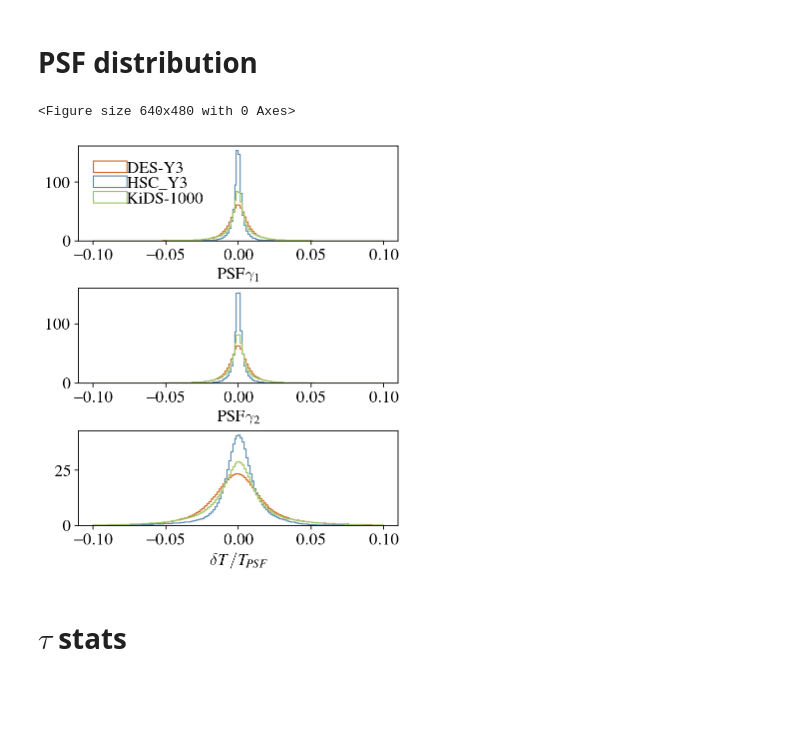
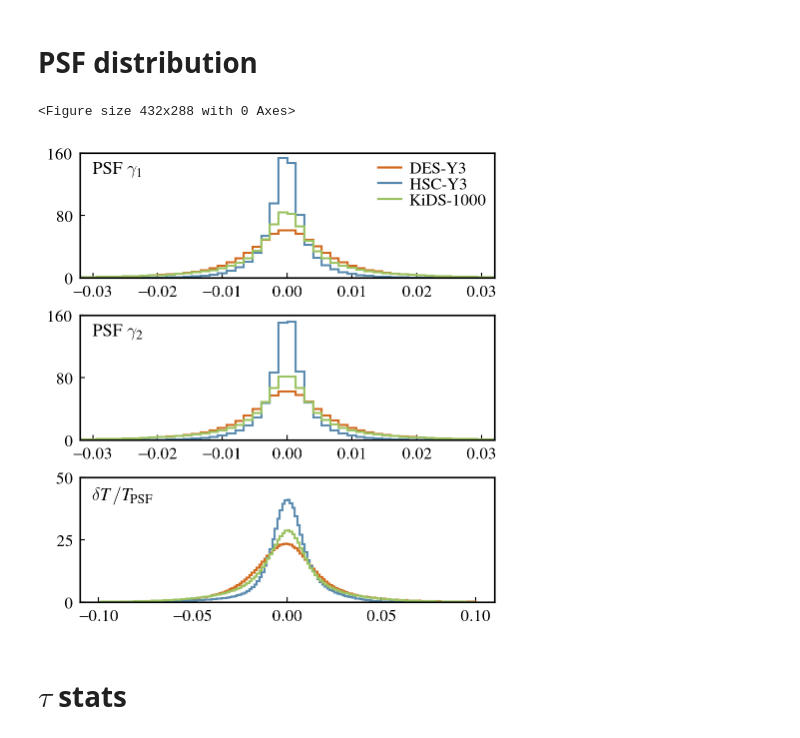
Before and after one commit to LSSTDESC/nulltests_txpipe, a Jupyter notebook: paper_plots.ipynb, the cells around one changed output. Saved outputs shown, nothing was run; the diff lists cells and outputs as text; code cells hidden in the pictures; blank space fills up the shorter version.

Commit message:
update plot

```diff
--- a/paper_plots.ipynb
+++ b/paper_plots.ipynb
@@ -162,35 +196,66 @@ kids_s = h5py.File('/global/cfs/cdirs/lsst/groups/WL/projects/txpipe-sys-tests/k
 # %%
 %matplotlib inline
 
-matplotlib.rcParams.update({'font.size': 15})
+matplotlib.rcParams.update({'font.size': 12})
 
 plt.clf()
-fig = plt.figure(figsize=(4,5),dpi=80)
-gs  = gridspec.GridSpec(3, 1, top=0.95, right=1.00, left=0.00, bottom=0.00,hspace=0.5,wspace=0.15)
+fig = plt.figure(figsize=(5,5.),dpi=100)
+gs  = gridspec.GridSpec(3, 1, top=0.98, right=0.95, left=0.12, bottom=0.08,hspace=0.3,wspace=0.15)
 
 ax0 = plt.subplot(gs[0])
-ax0.hist((desy3_s['stars/measured_e1'][:]- desy3_s['stars/model_e1'][:]),bins=150,range=[-0.1,0.1],histtype='step',color=descol,label='DES-Y3',density=True)
-ax0.hist((hscy3_s['stars/measured_e1'][:]- hscy3_s['stars/model_e1'][:]),bins=150,range=[-0.1,0.1],histtype='step',color=hsccol,label='HSC_Y3',density=True)
-ax0.hist((kids_s['stars/measured_e1'][:]- kids_s['stars/model_e1'][:]),bins=150,range=[-0.1,0.1],histtype='step',color=kidscol,label='KiDS-1000',density=True)
-ax0.legend(frameon=False,loc = 'upper left', labelspacing=0.00,ncol=1,handletextpad=0.0,columnspacing=0.2)
-ax0.set_xlabel(r'${\rm PSF}\gamma_{1}$')
+ax0.hist((desy3_s['stars/measured_e1'][:]- desy3_s['stars/model_e1'][:]),bins=150,range=[-0.1,0.1],histtype='step',color=descol,density=True,lw=1.5)
+ax0.hist((hscy3_s['stars/measured_e1'][:]- hscy3_s['stars/model_e1'][:]),bins=150,range=[-0.1,0.1],histtype='step',color=hsccol,density=True,lw=1.5)
+ax0.hist((kids_s['stars/measured_e1'][:]- kids_s['stars/model_e1'][:]),bins=150,range=[-0.1,0.1],histtype='step',color=kidscol,density=True,lw=1.5)
+#ax0.legend(frameon=False,loc = 'upper left', labelspacing=0.00,ncol=1,handletextpad=0.0,columnspacing=0.2)
+ax0.plot(np.linspace(-1000,-1001,3),color=descol,lw=1.6,label='DES-Y3')
+ax0.plot(np.linspace(-1000,-1001,3),color=hsccol,lw=1.6,label='HSC-Y3')
+ax0.plot(np.linspace(-1000,-1001,3),color=kidscol,lw=1.6,label='KiDS-1000')
+#ax0.set_xlabel(r'${\rm PSF}\gamma_{1}$')
+ax0.set_xlim(-0.032,0.032)
+ax0.set_ylim(0,160)
+ax0.legend(frameon=False,loc = 'upper right', labelspacing=0.03,ncol=1,handletextpad=0.5,columnspacing=0.2,handlelength=1.4,borderaxespad=0.1)
+ax0.text(0.03,0.93,r'${\rm PSF}\ \gamma_{1}$',transform=ax0.transAxes,ha='left',va='top',size=13)
+ax0.tick_params(axis="both",which='both',direction="in")
+ax0.tick_params(axis='both', which='major', pad=5)
+ax0.set_yticks([0,80,160])
+
 
 ax1 = plt.subplot(gs[1])
-ax1.hist((desy3_s['stars/measured_e2'][:]- desy3_s['stars/model_e2'][:]),bins=150,range=[-0.1,0.1],histtype='step',color=descol,density=True)
-ax1.hist((hscy3_s['stars/measured_e2'][:]- hscy3_s['stars/model_e2'][:]),bins=150,range=[-0.1,0.1],histtype='step',color=hsccol,density=True)
-ax1.hist((kids_s['stars/measured_e2'][:]- kids_s['stars/model_e2'][:]),bins=150,range=[-0.1,0.1],histtype='step',color=kidscol,density=True)
-ax1.set_xlabel(r'${\rm PSF}\gamma_{2}$')
+ax1.hist((desy3_s['stars/measured_e2'][:]- desy3_s['stars/model_e2'][:]),bins=150,range=[-0.1,0.1],histtype='step',color=descol,density=True,lw=1.5)
+ax1.hist((hscy3_s['stars/measured_e2'][:]- hscy3_s['stars/model_e2'][:]),bins=150,range=[-0.1,0.1],histtype='step',color=hsccol,density=True,lw=1.5)
+ax1.hist((kids_s['stars/measured_e2'][:]- kids_s['stars/model_e2'][:]),bins=150,range=[-0.1,0.1],histtype='step',color=kidscol,density=True,lw=1.5)
+#ax1.set_xlabel(r'${\rm PSF}\gamma_{2}$')
+ax1.set_xlim(-0.032,0.032)
+ax1.set_ylim(0,160)
+ax1.text(0.03,0.93,r'${\rm PSF}\ \gamma_{2}$',transform=ax1.transAxes,ha='left',va='top',size=13)
+ax1.tick_params(axis="both",which='both',direction="in")
+ax1.tick_params(axis='both', which='major', pad=5)
+ax1.set_yticks([0,80,160])
 
 ax2 = plt.subplot(gs[2])
-ax2.hist((desy3_s['stars/measured_T'][:]- desy3_s['stars/model_T'][:])/desy3_s['stars/model_T'][:],bins=150,range=[-0.1,0.1],histtype='step',color=descol,density=True)
-ax2.hist((hscy3_s['stars/measured_T'][:]- hscy3_s['stars/model_T'][:])/hscy3_s['stars/model_T'][:],bins=150,range=[-0.1,0.1],histtype='step',color=hsccol,density=True)
-ax2.hist((kids_s['stars/measured_T'][:]- kids_s['stars/model_T'][:])/kids_s['stars/model_T'][:],bins=150,range=[-0.1,0.1],histtype='step',color=kidscol,density=True)
-ax2.set_xlabel(r'$\delta T / T_{PSF}$')
+ax2.hist((desy3_s['stars/measured_T'][:]- desy3_s['stars/model_T'][:])/desy3_s['stars/model_T'][:],bins=150,range=[-0.1,0.1],histtype='step',color=descol,density=True,lw=1.5)
+ax2.hist((hscy3_s['stars/measured_T'][:]- hscy3_s['stars/model_T'][:])/hscy3_s['stars/model_T'][:],bins=150,range=[-0.1,0.1],histtype='step',color=hsccol,density=True,lw=1.5)
+ax2.hist((kids_s['stars/measured_T'][:]- kids_s['stars/model_T'][:])/kids_s['stars/model_T'][:],bins=150,range=[-0.1,0.1],histtype='step',color=kidscol,density=True,lw=1.5)
+#ax2.set_xlabel(r'$\delta T / T_{PSF}$')
+ax2.set_xlim(-0.11,0.11)
+ax2.set_ylim(0,50)
+ax2.text(0.03,0.93,r'$\delta T/ T_{\rm PSF}$',transform=ax2.transAxes,ha='left',va='top',size=13)
+ax2.tick_params(axis="both",which='both',direction="in")
+ax2.tick_params(axis='both', which='major', pad=5)
+ax2.set_yticks([0,25,50])
 
-#plt.savefig('psf_histograms.pdf',bbox_inches='tight')
+
+for axis in ['top','bottom','left','right']:
+    ax0.spines[axis].set_linewidth(1.2)
+    ax1.spines[axis].set_linewidth(1.2)
+    ax2.spines[axis].set_linewidth(1.2)
+
+ax2.set_xticks([-0.1,-0.05,0,0.05,0.1])
+
+plt.savefig('plots/psf_histograms.pdf',dpi=200)
 # %% [output]
-<Figure size 640x480 with 0 Axes>
+<Figure size 432x288 with 0 Axes>
-[figure, old version]
+[figure, new version]
 # %% [markdown]
 # $\tau$ stats
 # %%
```
Also changed, not shown: parts of 4 cells of this notebook.
